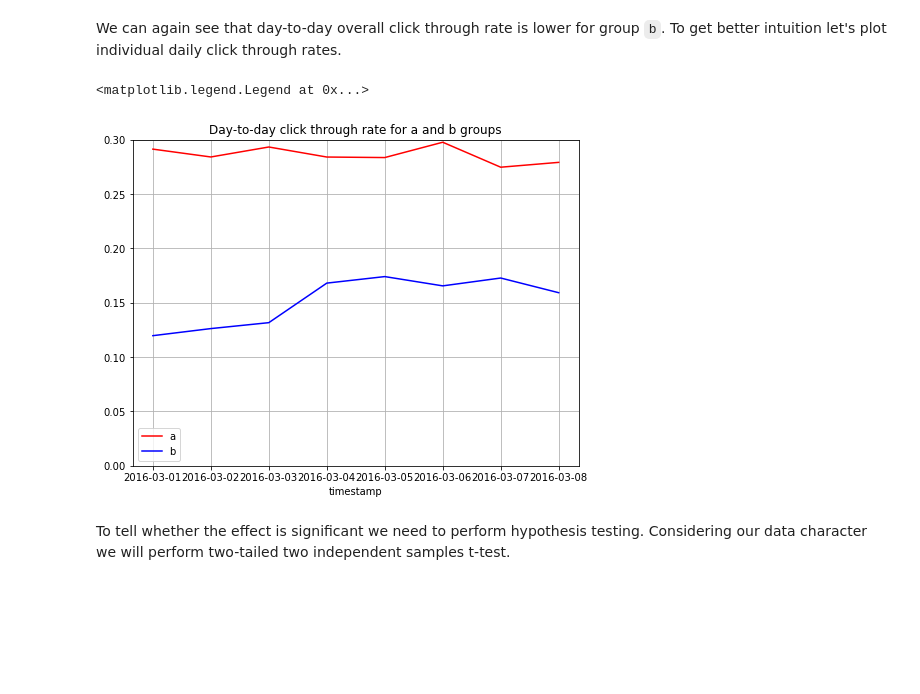
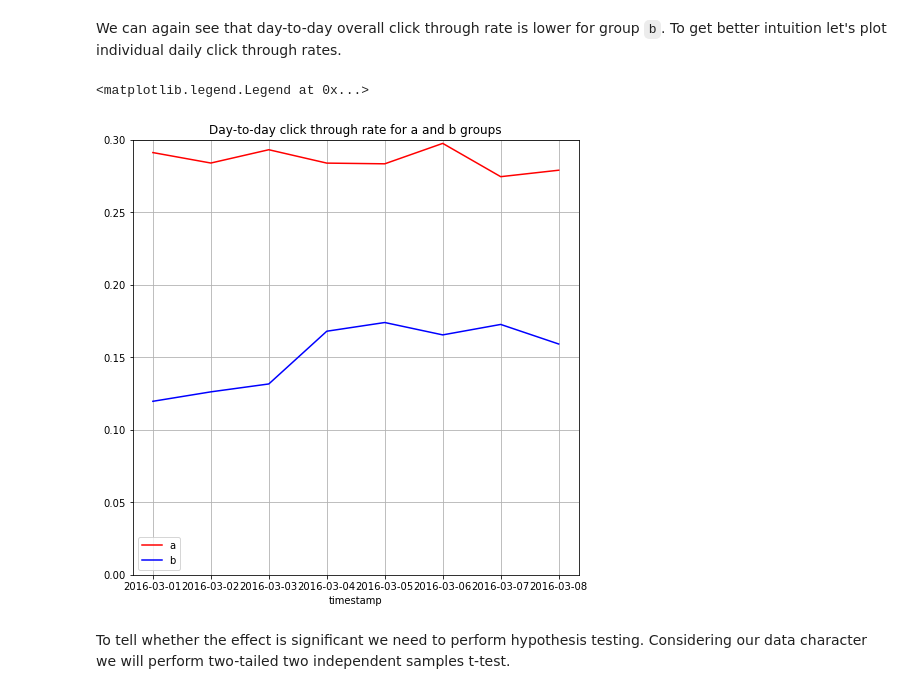
Before and after one commit to msznajder/wikipedia_users_activity_analysis, a Jupyter notebook: wikipedia_users_activity_analysis.ipynb, the cells around one changed output. Saved outputs shown, nothing was run; the diff lists cells and outputs as text; code cells hidden in the pictures; blank space fills up the shorter version.

```diff
--- a/wikipedia_users_activity_analysis.ipynb
+++ b/wikipedia_users_activity_analysis.ipynb
@@ -528,17 +531,17 @@ dtype: float64
 # %% [markdown]
 We can again see that day-to-day overall click through rate is lower for group `b`. To get better intuition let's plot individual daily click through rates.
 # %%
-fig, axes = plt.subplots(figsize=(8, 6))
+fig, axes = plt.subplots(figsize=(8, 8))
 axes.plot(a_click_through_rate_by_day, color="red", label="a")
 axes.plot(b_click_through_rate_by_day, color="blue", label="b")
 axes.set_title("Day-to-day click through rate for a and b groups")
 axes.set_xlabel("timestamp")
 axes.set_ylim([0, 0.3])
 axes.grid(True)
 axes.legend(loc=3)
 # %% [output]
 <matplotlib.legend.Legend at 0x...>
-[figure, old version]
+[figure, new version]
 # %% [markdown]
 To tell whether the effect is significant we need to perform hypothesis testing. Considering our data character we will perform two-tailed two independent samples t-test.
 # %%
```
Also changed, not shown: parts of 10 cells of this notebook.
